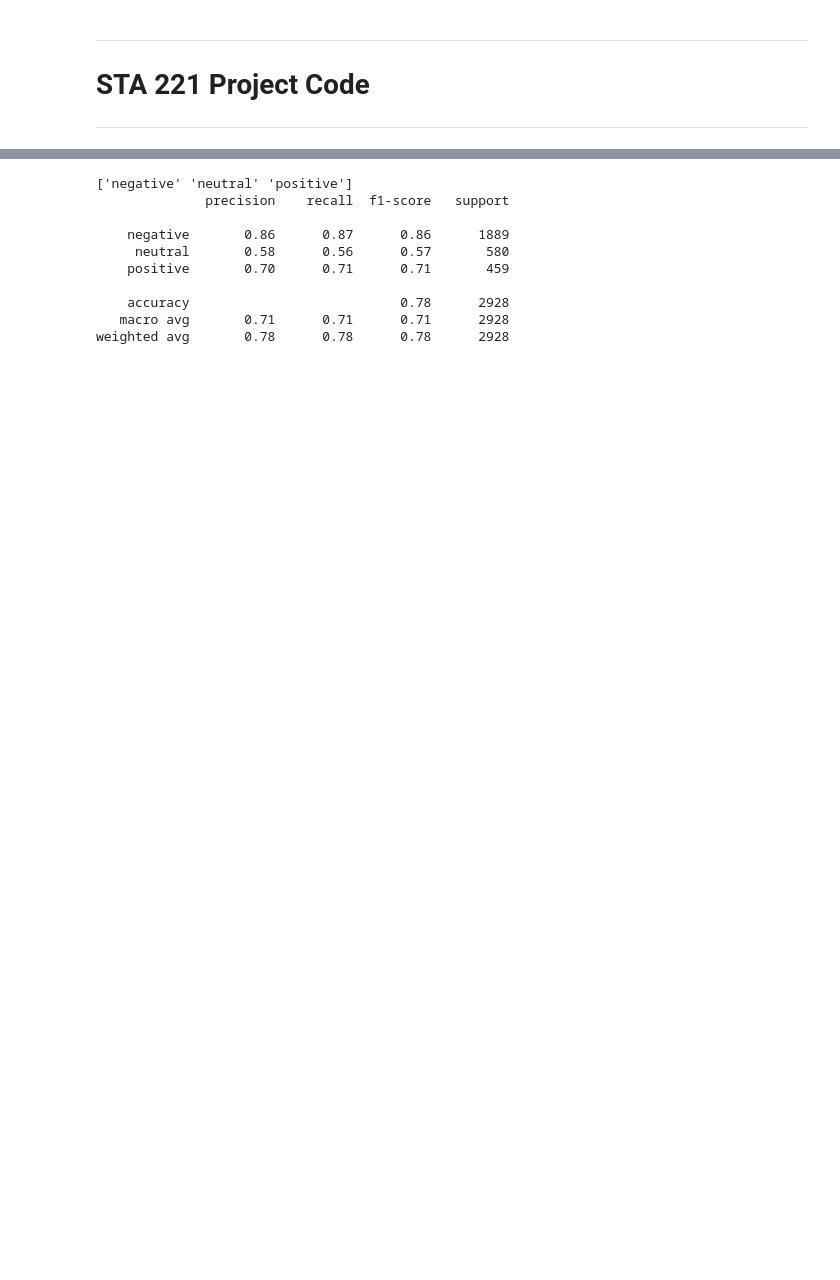
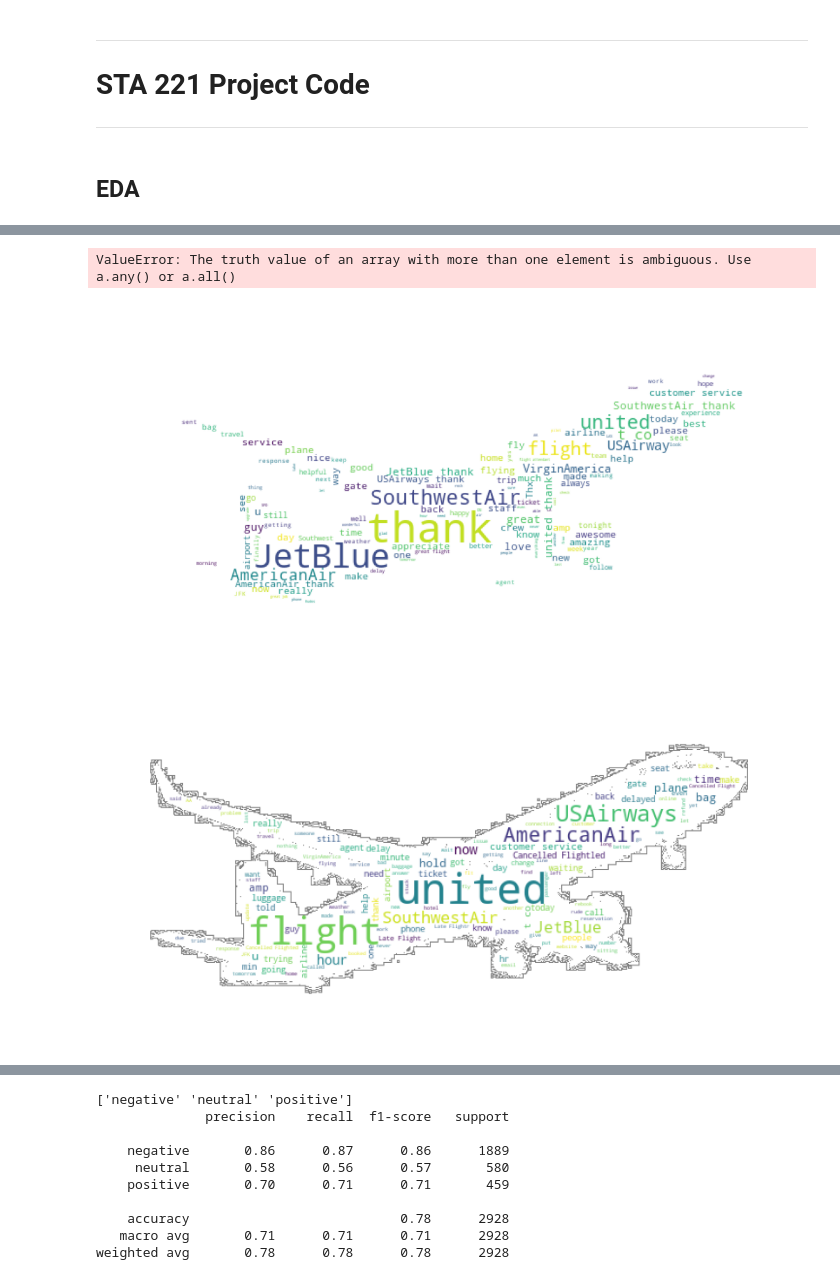
Before and after one commit to gspiga/TweetSentimentAnalysis, a Jupyter notebook: STA_221_Project_Code.ipynb, the cells around one changed output, grey strips where cells are left out. Drawn from its saved outputs; the diff is of its cells as text; code cells hidden in the pictures; blank space fills up the shorter version.

Commit message:
wordcloud planes

```diff
--- a/STA_221_Project_Code.ipynb
+++ b/STA_221_Project_Code.ipynb
@@ -4,6 +4,8 @@
 # **STA 221 Project Code**
 
 ***
+# %% [markdown]
+## EDA
 # %%
 # packages
 
@@ -26,6 +37,77 @@ tweets.head(5)
 | 2 | 570301083672813571 | neutral | 0.6837 | NaN | NaN | Virgin America | ... |
 | 3 | 570301031407624196 | negative | 1.0000 | Bad Flight | 0.7033 | Virgin America | ... |
 | 4 | 570300817074462722 | negative | 1.0000 | Can't Tell | 1.0000 | Virgin America | ... |
+# %%
+# Get one list
+tweet_list = tweets['text'].tolist()
+
+# Combine all tweets into a single string
+all_tweets = ' '.join(tweet_list)
+
+# Load the plane image
+plane_mask = np.array(Image.open("plane_image2.jpg"))
+
+color_list = np.array(['#b5d6e0',  '#ffef7a', '#f7c16a', '#ff6b3e', '#27214e'])
+
+# Define a list of words to exclude
+# Define stopwords
+stopwords = set(STOPWORDS)
+stopwords.update(['the', 'and', 'to', 'of', 'a', 'in', 'for', 'on', 'is', 'with', 'that', 'by', 'this', 'it', 'as', 'are', 'be', 'was', 'from', 'at', 'will', 'your', 'but', 'http', 'you'])
+
+# Create a WordCloud object
+wordcloud_im = wordcloud.WordCloud(stopwords=stopwords, background_color='white', mask=plane_mask, color_func=color_list, width=1000, height=1000, max_words=125).generate(all_tweets)
+
+# Plot the WordCloud image
+plt.figure(figsize=(10, 10), facecolor=None)
+plt.imshow(wordcloud_im)
+plt.axis("off")
+plt.tight_layout(pad=0)
+
+
+# Save or display the image
+#plt.savefig('tweet_wordcloud.png')
+#plt.show()
+
+# Lets do this by Sentiment, since this doesnt tell us much
+# %% [output]
+ValueError: The truth value of an array with more than one element is ambiguous. Use a.any() or a.all()
+# %%
+tweet_list_pos = tweets.loc[tweets["airline_sentiment"]== 'positive', "text"]
+
+all_tweets_pos = ' '.join(tweet_list_pos)
+
+# Create a WordCloud object
+wordcloud_im_pos = wordcloud.WordCloud(stopwords=stopwords, background_color='white', mask=plane_mask, width=1000, height=1000, max_words=125).generate(all_tweets_pos)
+
+# Plot the WordCloud image
+plt.figure(figsize=(10, 10), facecolor=None)
+plt.imshow(wordcloud_im_pos)
+plt.axis("off")
+plt.tight_layout(pad=0)
+
+
+tweet_list_neg = tweets.loc[tweets["airline_sentiment"]== 'negative', "text"]
+
+all_tweets_neg = ' '.join(tweet_list_neg)
+
+# Create a WordCloud object
+wordcloud_im_neg = wordcloud.WordCloud(stopwords=stopwords,
+                                       background_color= "white", #"#ccebfb",
+                                       contour_color='grey',
+                                       contour_width=0.01,
+                                       mask=plane_mask,
+                                       width=1000,
+                                       height=1000,
+                                        max_words=125).generate(all_tweets_neg)
+
+# Plot the WordCloud image
+plt.figure(figsize=(8, 8), facecolor=None)
+plt.imshow(wordcloud_im_neg)
+plt.axis("off")
+plt.tight_layout(pad=0)
+# %% [output]
+[figure, added]
+[figure, added]
 # %%
 from sklearn.feature_extraction.text import TfidfVectorizer
 # Create feature vectors
```
Also changed, not shown: parts of 2 cells of this notebook, 5 other files.
